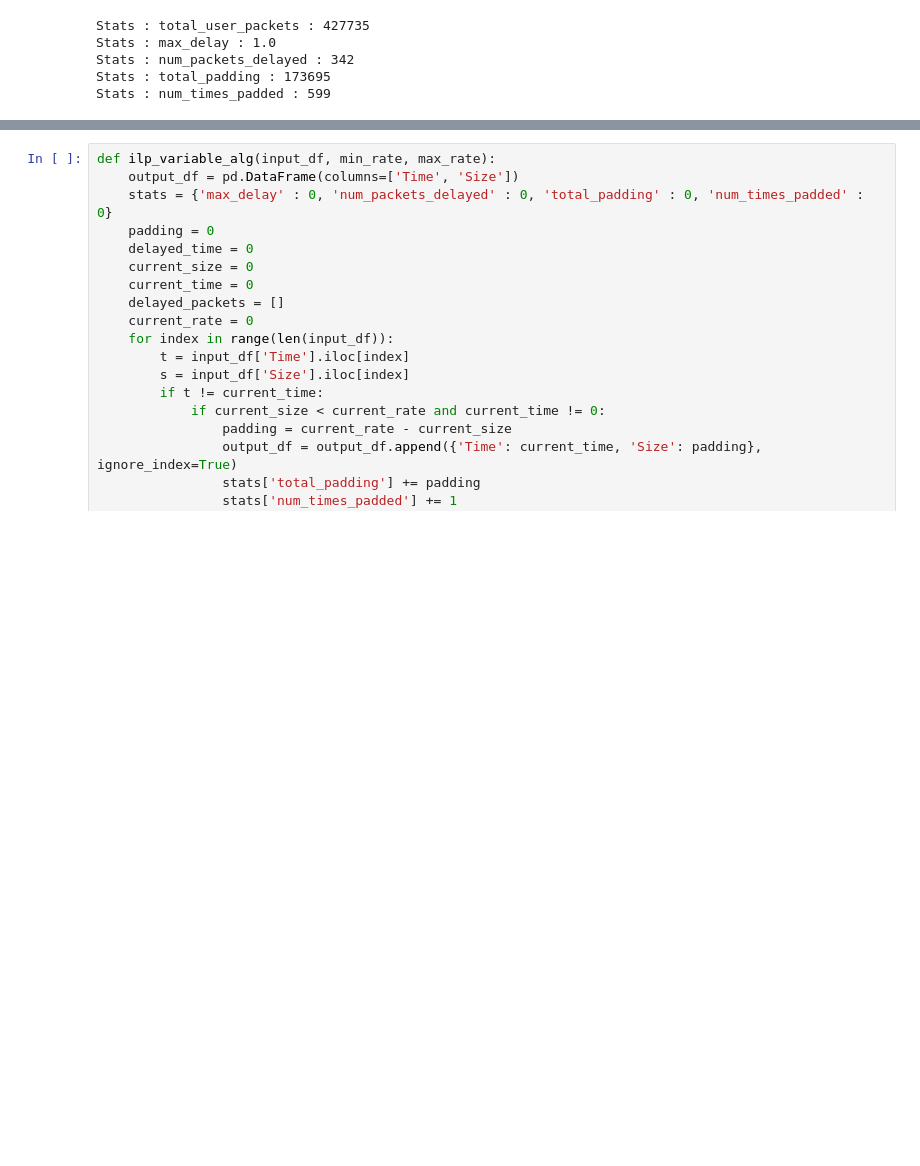
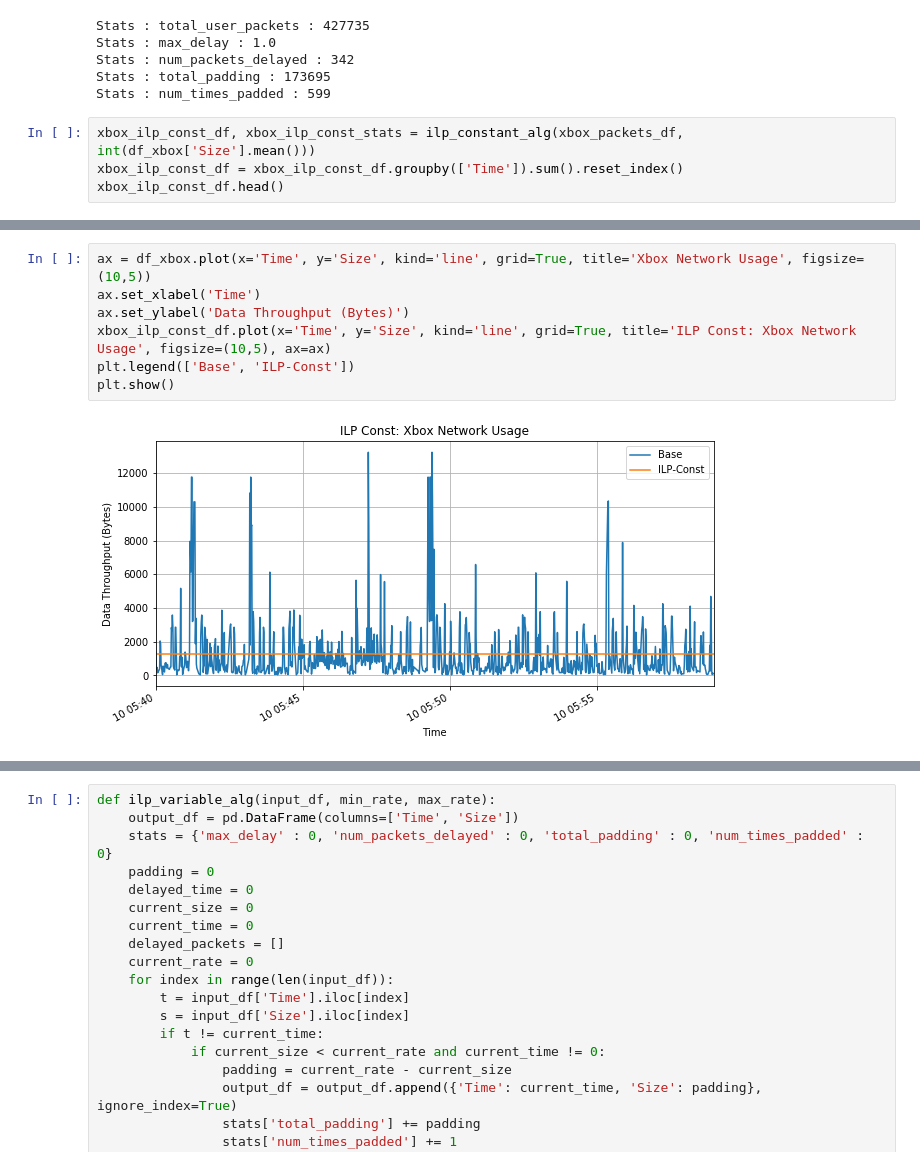
Before and after one commit to ayanpatel/iot-sec, a Jupyter notebook: plotDB.ipynb, the cells around one changed output, grey strips where cells are left out. Cells and saved outputs as stored; diff of their text form; blank space fills up the shorter version.

Commit message:
xbox graphs

```diff
--- a/plotDB.ipynb
+++ b/plotDB.ipynb
@@ -190,3 +190,7 @@ Stats : max_delay : 1.0
 Stats : num_packets_delayed : 342
 Stats : total_padding : 173695
 Stats : num_times_padded : 599
+# %%
+xbox_ilp_const_df, xbox_ilp_const_stats = ilp_constant_alg(xbox_packets_df, int(df_xbox['Size'].mean()))
+xbox_ilp_const_df = xbox_ilp_const_df.groupby(['Time']).sum().reset_index()
+xbox_ilp_const_df.head()
@@ -192,0 +204,9 @@ Stats : num_times_padded : 599
+# %%
+ax = df_xbox.plot(x='Time', y='Size', kind='line', grid=True, title='Xbox Network Usage', figsize=(10,5))
+ax.set_xlabel('Time')
+ax.set_ylabel('Data Throughput (Bytes)')
+xbox_ilp_const_df.plot(x='Time', y='Size', kind='line', grid=True, title='ILP Const: Xbox Network Usage', figsize=(10,5), ax=ax)
+plt.legend(['Base', 'ILP-Const'])
+plt.show()
+# %% [output]
+[figure, added]
```
Also changed, not shown: parts of 9 cells of this notebook.
